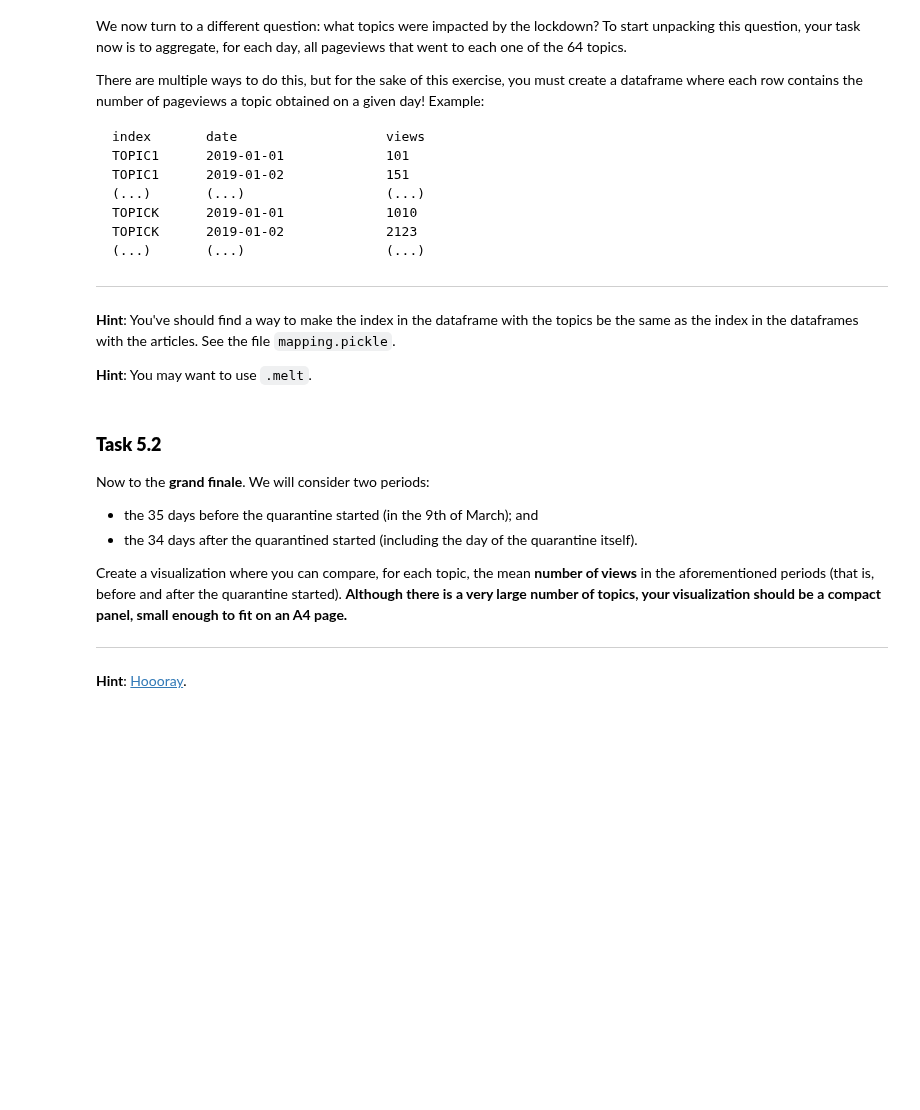
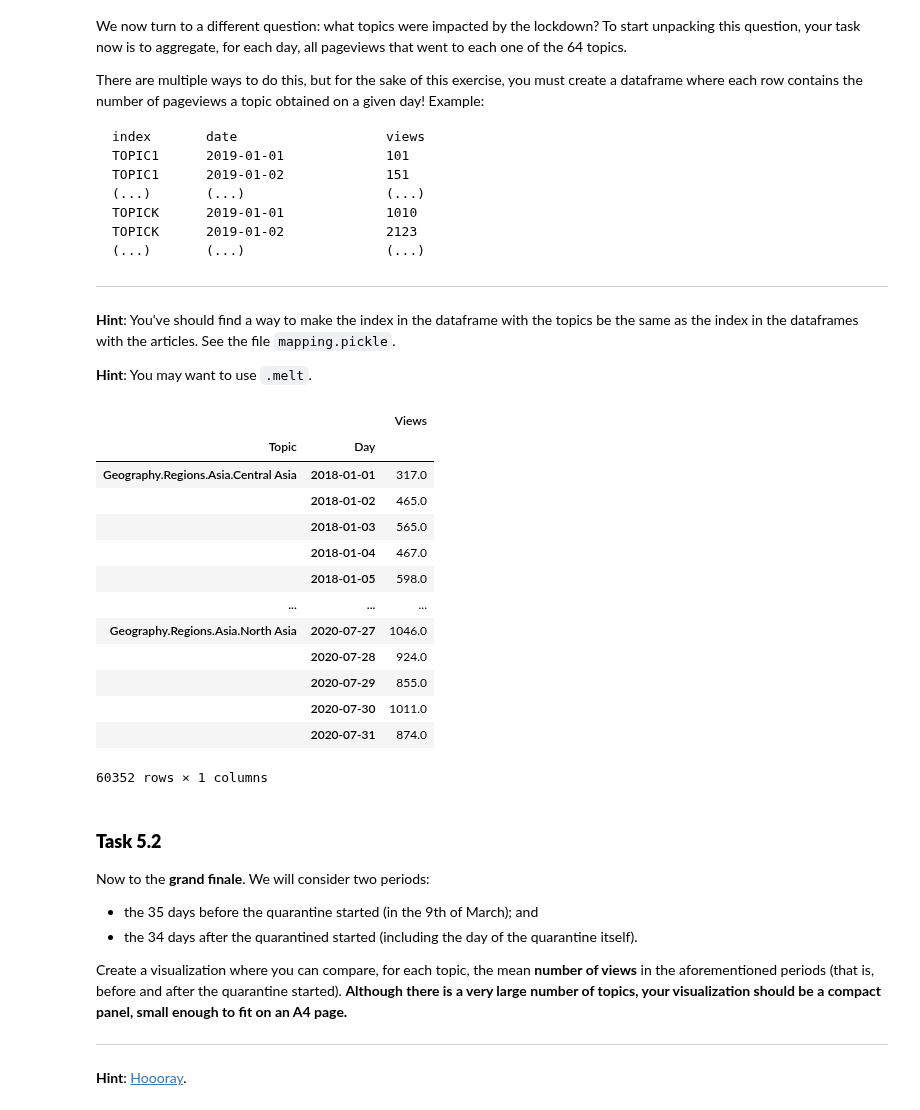
Before and after one commit to emarazz/ada_2020, a Jupyter notebook: Homework/01 - Pandas Data Wrangling and Data Viz/hw1.ipynb, the cells around one changed output. Cells and saved outputs as stored; diff of their text form; code cells hidden in the pictures; blank space fills up the shorter version.

```diff
--- a/Homework/01 - Pandas Data Wrangling and Data Viz/hw1.ipynb
+++ b/Homework/01 - Pandas Data Wrangling and Data Viz/hw1.ipynb
@@ -556,3 +553,51 @@ TOPICK      2019-01-02             2123
+# %%
+### ~ 5.1.1
+### Your code here! ###
+data_topics["Translated Topic"]=data_topics["Topic"].apply(lambda x: str(data_mapping[x]))
+data_topics=data_topics.drop("Topic", axis=1)
+data_topics=data_topics.set_index("Translated Topic")
+# data_topics.index.is_unique
+
+data_articles=data_articles.set_index("Article")
+data_articles.columns = pd.to_datetime(data_articles.columns)
+# some data processing
+# %%
+#data_5 temporary helpful dataframe
+to_exclude=set(data_articles.index)-set(data_topics.index)
+data_articles=data_articles.drop(to_exclude,axis=0)
+data_merged=data_topics.merge(data_articles, left_index=True, right_index=True)
+new_columns=[]
+for first in data_merged.columns[:64]:
+    for second in data_merged.columns[64:]:
+        new_columns.append((first,second))
+data_5=pd.DataFrame(new_columns)
+data_5.columns=["Topic", "Day"]
+data_5=data_5.set_index(["Topic", "Day"])
+data_5["Views"]=np.zeros(len(data_5))
+# %%
+# data_5 is what we were looking for
+past=None
+for num,tup in enumerate(data_5.index):
+    if(tup[0]!=past):
+        temp_data=data_merged[data_merged[tup[0]].apply(lambda x: x==True)]
+    data_5.iloc[num]=temp_data[tup[1]].sum()
+    past=tup[0]
+data_5
+# %% [output]
+|  |  | Views |
+| Topic | Day |  |
+| Geography.Regions.Asia.Central Asia | 2018-01-01 | 317.0 |
+|  | 2018-01-02 | 465.0 |
+|  | 2018-01-03 | 565.0 |
+|  | 2018-01-04 | 467.0 |
+|  | 2018-01-05 | 598.0 |
+| ... | ... | ... |
+| Geography.Regions.Asia.North Asia | 2020-07-27 | 1046.0 |
+|  | 2020-07-28 | 924.0 |
+|  | 2020-07-29 | 855.0 |
+|  | 2020-07-30 | 1011.0 |
+|  | 2020-07-31 | 874.0 |
+60352 rows × 1 columns
 # %% [markdown]
 ### **Task 5.2**
 
```
Also changed, not shown: parts of 12 cells of this notebook.
